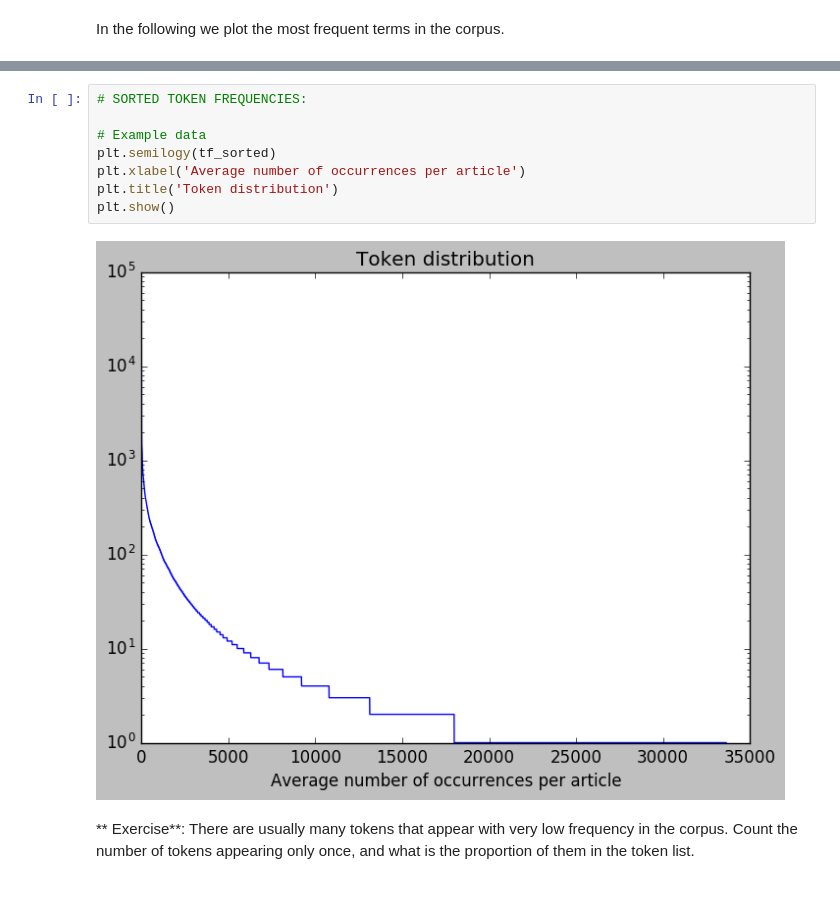
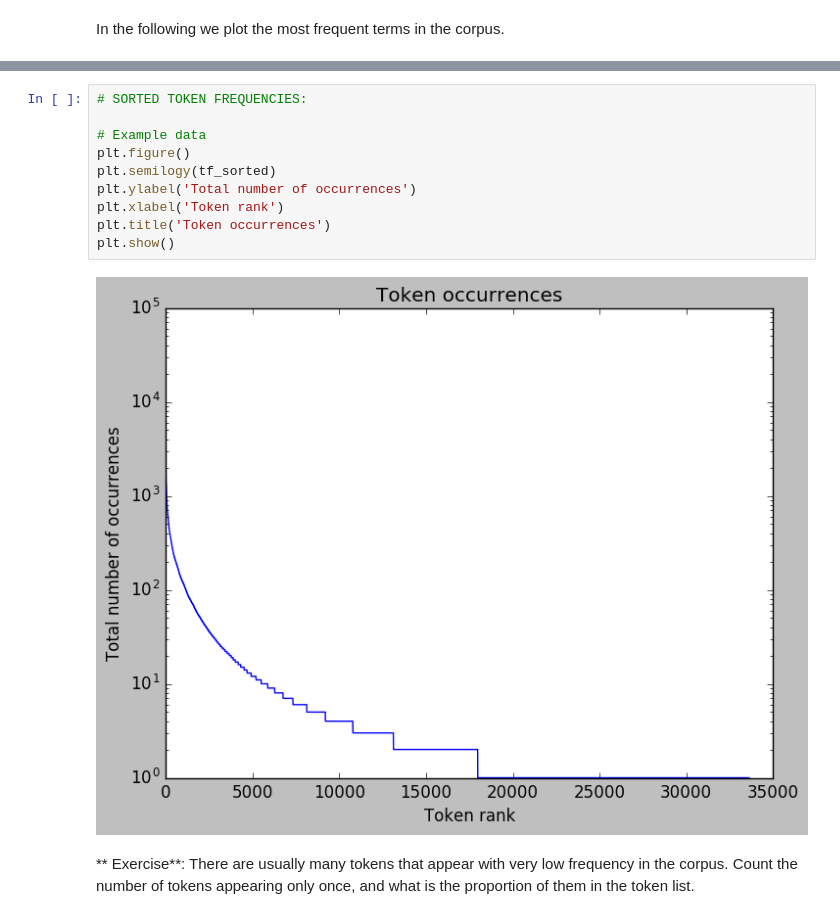
Before and after one commit to ML4DS/ML4all, a Jupyter notebook: TM1.IntrodNLP/notebooks/TM1_NLP.ipynb, the cells around one changed output, grey strips where cells are left out. Drawn from its saved outputs; the diff is of its cells as text.

```diff
--- a/TM1.IntrodNLP/notebooks/TM1_NLP.ipynb
+++ b/TM1.IntrodNLP/notebooks/TM1_NLP.ipynb
@@ -444,13 +445,15 @@ plt.show()
 # %%
 # SORTED TOKEN FREQUENCIES:
 
 # Example data
+plt.figure()
 plt.semilogy(tf_sorted)
-plt.xlabel('Average number of occurrences per article')
-plt.title('Token distribution')
+plt.ylabel('Total number of occurrences')
+plt.xlabel('Token rank')
+plt.title('Token occurrences')
 plt.show()
 # %% [output]
-[figure, old version]
+[figure, new version]
 # %% [markdown]
 ** Exercise**: There are usually many tokens that appear with very low frequency in the corpus. Count the number of tokens appearing only once, and what is the proportion of them in the token list.
 # %%
```
Also changed, not shown: parts of 5 cells of this notebook, 7 other files.
